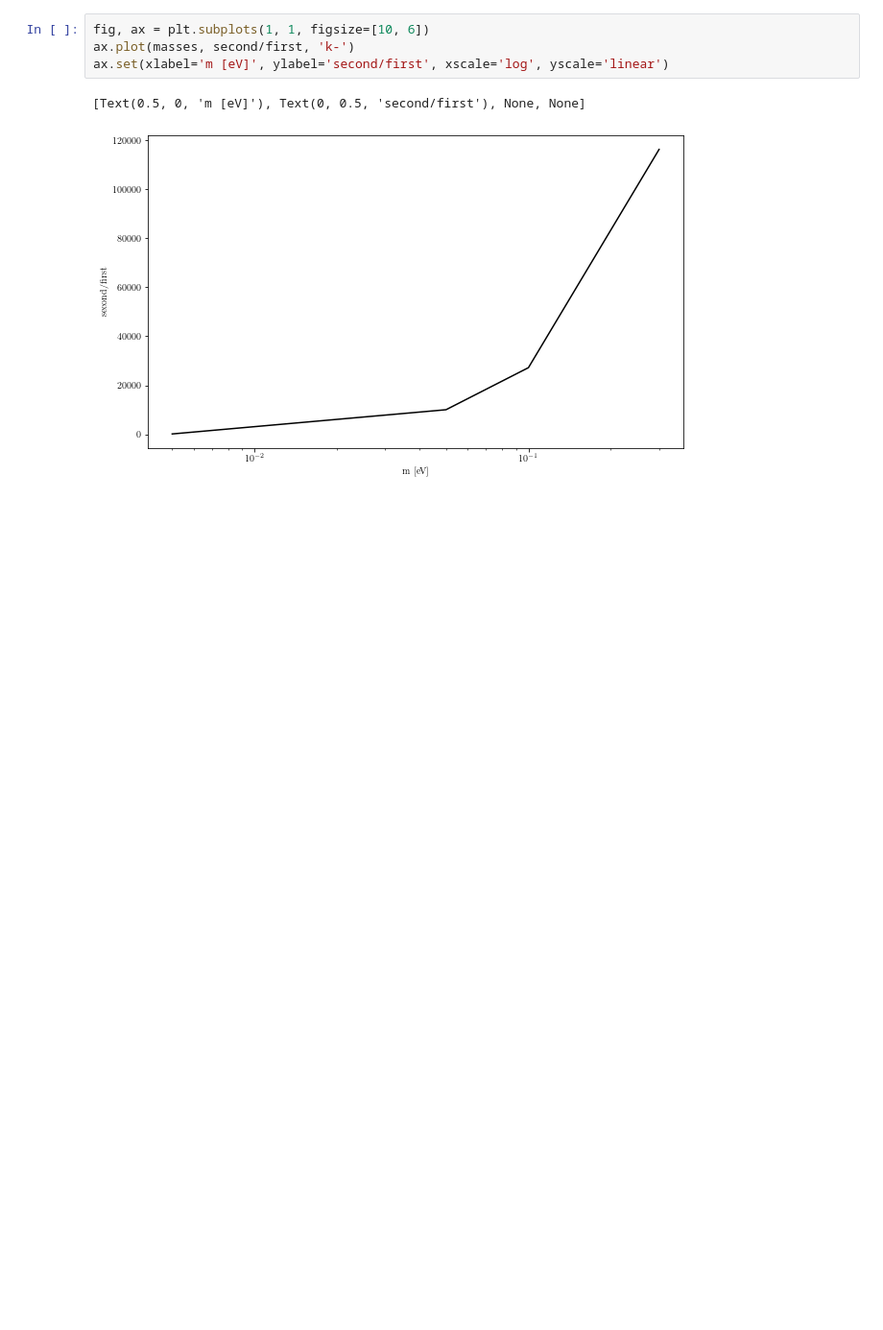
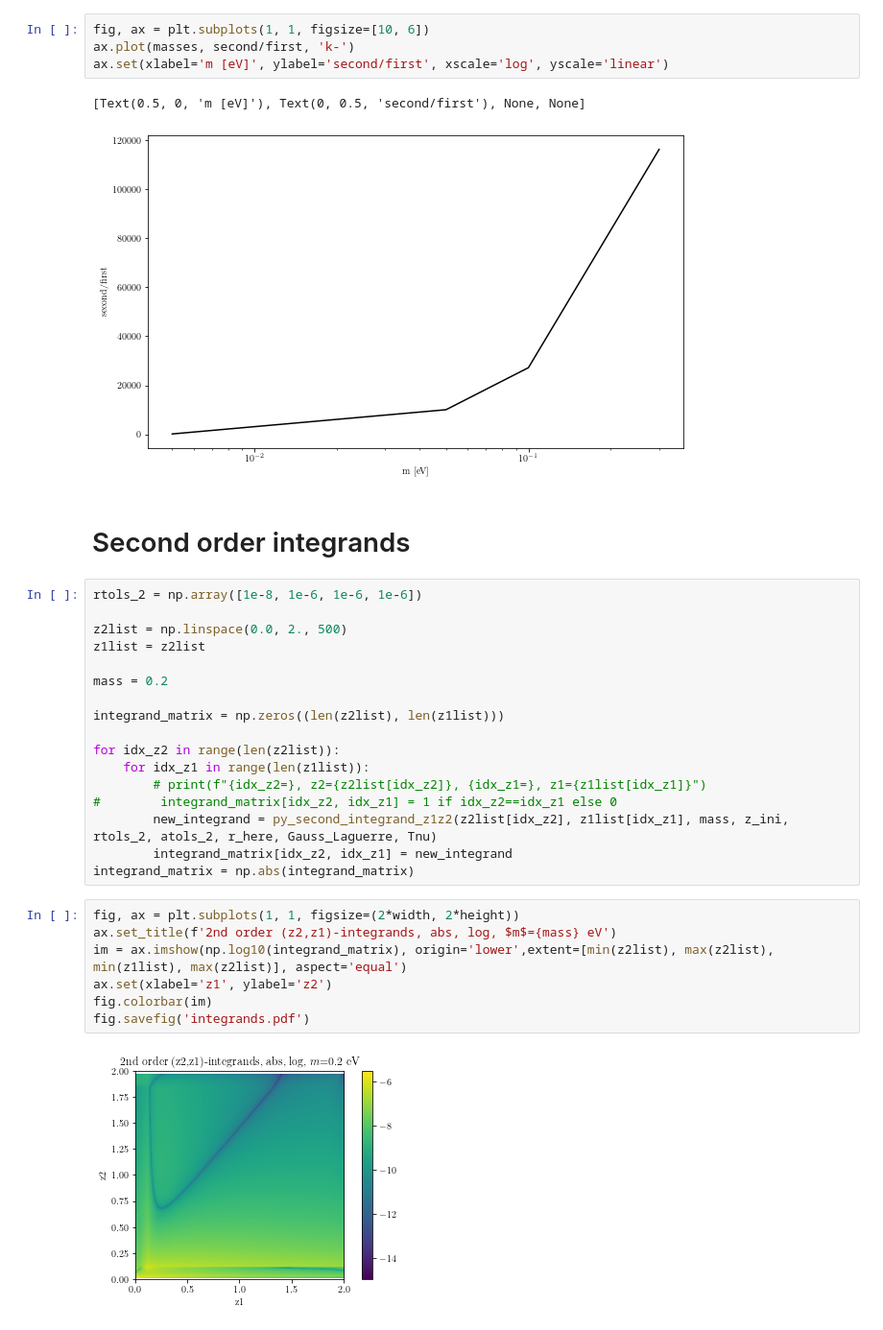
Before and after one commit to EBHolm/KFT-Neutrinos, a Jupyter notebook: notebooks/comparison.ipynb, the cells around one changed output. Shown at 96% size. Cells and saved outputs as stored; diff of their text form; blank space fills up the shorter version.

Commit message:
Added (z2,z1)-integrand calculation

```diff
--- a/notebooks/comparison.ipynb
+++ b/notebooks/comparison.ipynb
@@ -157,3 +157,31 @@ ax.set(xlabel='m [eV]', ylabel='second/first', xscale='log', yscale='linear')
 # %% [output]
 [Text(0.5, 0, 'm [eV]'), Text(0, 0.5, 'second/first'), None, None]
 [figure]
+# %% [markdown]
+# Second order integrands
+# %%
+rtols_2 = np.array([1e-8, 1e-6, 1e-6, 1e-6])
+
+z2list = np.linspace(0.0, 2., 500)
+z1list = z2list
+
+mass = 0.2
+
+integrand_matrix = np.zeros((len(z2list), len(z1list)))
+
+for idx_z2 in range(len(z2list)):
+    for idx_z1 in range(len(z1list)):
+        # print(f"{idx_z2=}, z2={z2list[idx_z2]}, {idx_z1=}, z1={z1list[idx_z1]}")
+#        integrand_matrix[idx_z2, idx_z1] = 1 if idx_z2==idx_z1 else 0
+        new_integrand = py_second_integrand_z1z2(z2list[idx_z2], z1list[idx_z1], mass, z_ini, rtols_2, atols_2, r_here, Gauss_Laguerre, Tnu)
+        integrand_matrix[idx_z2, idx_z1] = new_integrand
+integrand_matrix = np.abs(integrand_matrix)
+# %%
+fig, ax = plt.subplots(1, 1, figsize=(2*width, 2*height))
+ax.set_title(f'2nd order (z2,z1)-integrands, abs, log, $m$={mass} eV')
+im = ax.imshow(np.log10(integrand_matrix), origin='lower',extent=[min(z2list), max(z2list), min(z1list), max(z2list)], aspect='equal')
+ax.set(xlabel='z1', ylabel='z2')
+fig.colorbar(im)
+fig.savefig('integrands.pdf')
+# %% [output]
+[figure, added]
```
Also changed, not shown: parts of 5 cells of this notebook, 3 other files.
